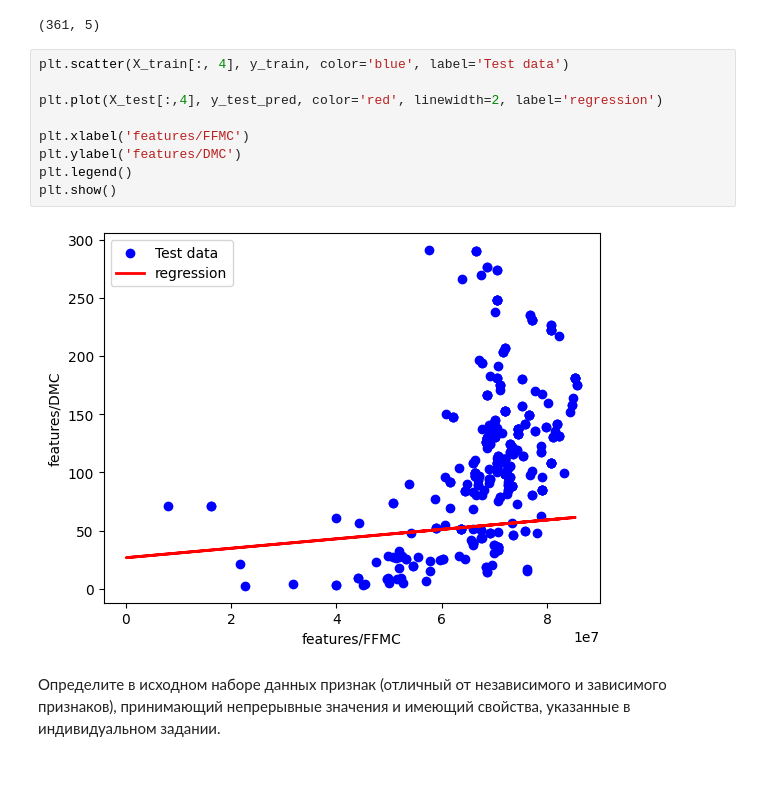
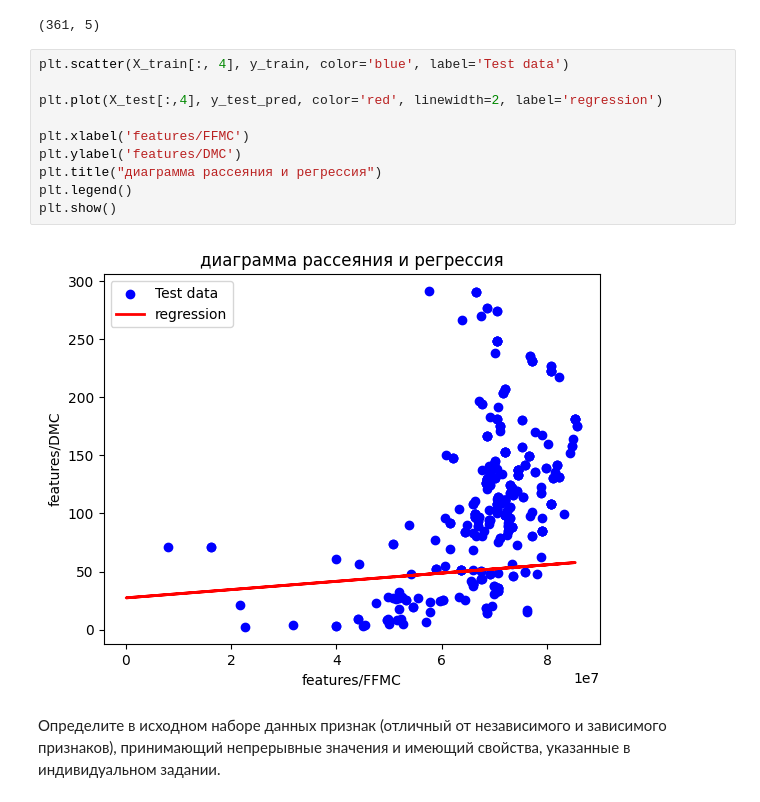
Before and after one commit to kjxeez/machine-learning, a Jupyter notebook: Poly_regression.ipynb, the cells around one changed output. Saved outputs shown, nothing was run; the diff lists cells and outputs as text; blank space fills up the shorter version.

```diff
--- a/Poly_regression.ipynb
+++ b/Poly_regression.ipynb
@@ -177,14 +177,15 @@ X_train.shape
 # %%
 plt.scatter(X_train[:, 4], y_train, color='blue', label='Test data')
 
 plt.plot(X_test[:,4], y_test_pred, color='red', linewidth=2, label='regression')
 
 plt.xlabel('features/FFMC')
 plt.ylabel('features/DMC')
+plt.title("диаграмма рассеяния и регрессия")
 plt.legend()
 plt.show()
 # %% [output]
-[figure, old version]
+[figure, new version]
 # %% [markdown]
 Определите в исходном наборе данных признак (отличный от независимого и зависимого признаков), принимающий непрерывные значения и имеющий свойства, указанные в индивидуальном задании.
 # %%
```
Also changed, not shown: parts of 8 cells of this notebook.
